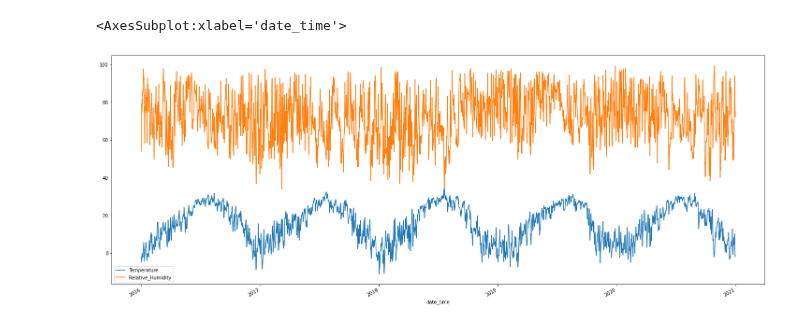
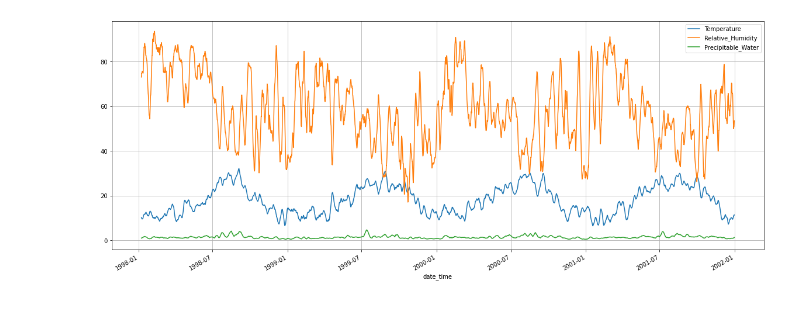
Before and after one commit to gamyers/solar-697, a Jupyter notebook: gm/notebooks/ts_arima.ipynb, the cells around one changed output. Saved outputs shown, nothing was run; the diff lists cells and outputs as text; code cells hidden in the pictures.

```diff
--- a/gm/notebooks/ts_arima.ipynb
+++ b/gm/notebooks/ts_arima.ipynb
@@ -68,6 +75,28 @@ print(distinct_zipcodes)
 # %%
+zipcode_index = 0
+params = {"zipcode": distinct_zipcodes[zipcode_index]}
+
 select_nsr_rows = f"""
-SELECT date_time, year, zipcode, DHI, DNI, GHI, Temperature, Relative_Humidity, Wind_Speed from nsrdb
-where zipcode = "73145"
-and year in (2020, 2019, 2018, 2017, 2016);
+SELECT date_time, year, zipcode,
+-- Clearsky_DHI, DHI,
+Clearsky_DNI, DNI,
+Clearsky_GHI, GHI,
+Temperature,
+Relative_Humidity,
+Precipitable_Water,
+Wind_Speed,
+Wind_Direction
+from nsrdb
+where zipcode = :zipcode;
 """
+
+
+df = pd.read_sql(
+    select_nsr_rows,
+    conn,
+    params=params,
+    index_col="date_time",
+    parse_dates=["date_time"],
+)
+
+df.sort_index(axis=0, inplace=True)
@@ -102,6 +120,11 @@ df.head(5)
 # %%
-# plt.figure(figsize=(10,20))
-df[["Temperature", "Relative_Humidity"]].rolling(24).mean()[23:].plot(figsize=(25,10))
+# # compares = ["Clearsky_DHI", "DHI"]
+# compares = ["Wind_Speed", "Wind_Direction"]
+compares = ["Temperature", "Relative_Humidity", "Precipitable_Water"]
+# compares = ["Clearsky_GHI", "GHI"]
+# compares = ["Clearsky_DNI", "DNI"]
+
+df.iloc[:35040][compares].rolling(168).mean().plot(figsize=(20, 8))
+plt.grid()
 # %% [output]
-<AxesSubplot:xlabel='date_time'>
-[figure, old version]
+[figure, new version]
```
Also changed, not shown: parts of 21 cells of this notebook, 5 other files.
